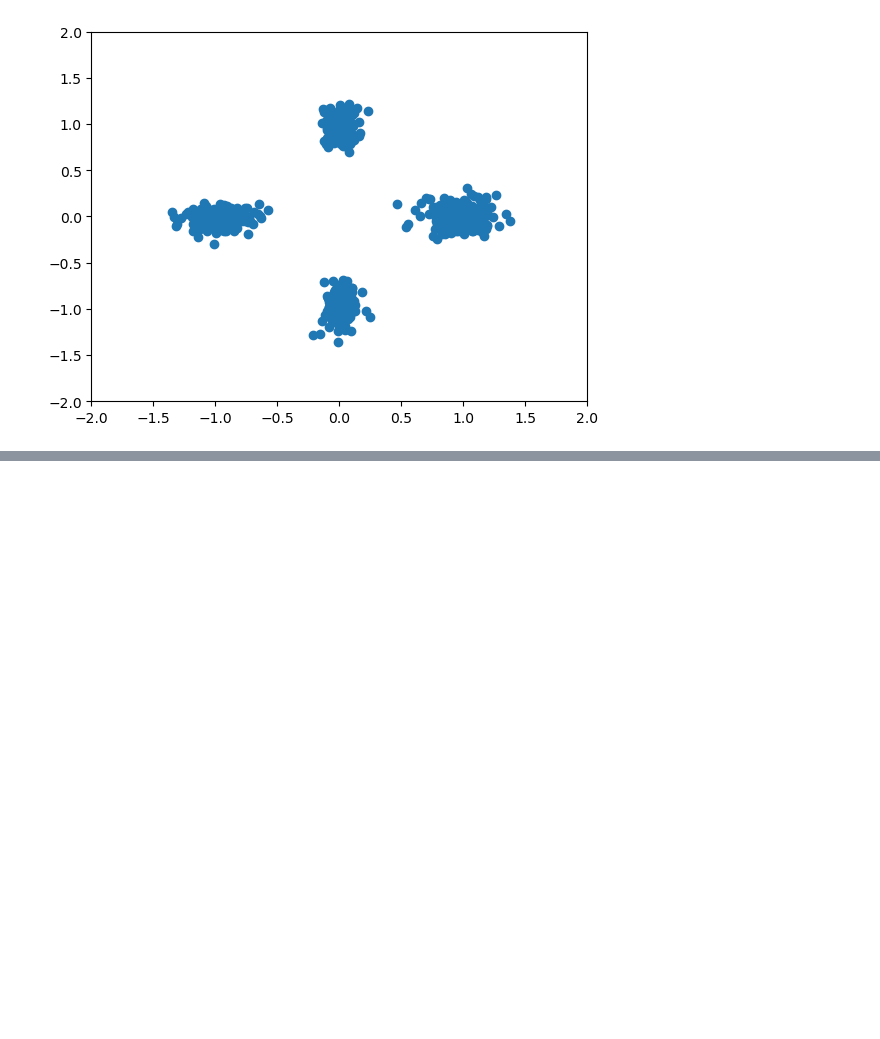
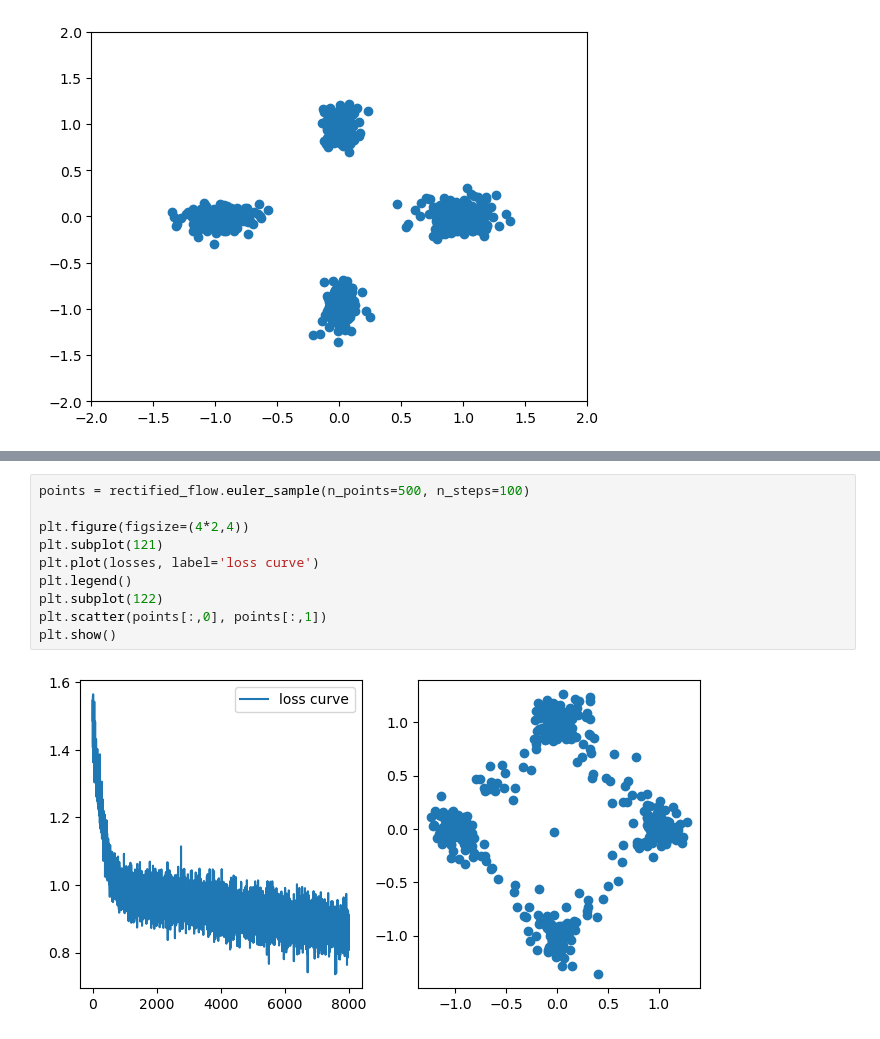
Before and after one commit to TieJean/MLHelpers, a Jupyter notebook: examples.ipynb, the cells around one changed output, grey strips where cells are left out. Drawn from its saved outputs; the diff is of its cells as text; blank space fills up the shorter version.

```diff
--- a/examples.ipynb
+++ b/examples.ipynb
@@ -37,0 +103,12 @@ plt.show()
+# %%
+points = rectified_flow.euler_sample(n_points=500, n_steps=100)
+
+plt.figure(figsize=(4*2,4))
+plt.subplot(121)
+plt.plot(losses, label='loss curve')
+plt.legend()
+plt.subplot(122)
+plt.scatter(points[:,0], points[:,1])
+plt.show()
+# %% [output]
+[figure, added]
```
Also changed, not shown: parts of 6 cells of this notebook, 3 other files.
